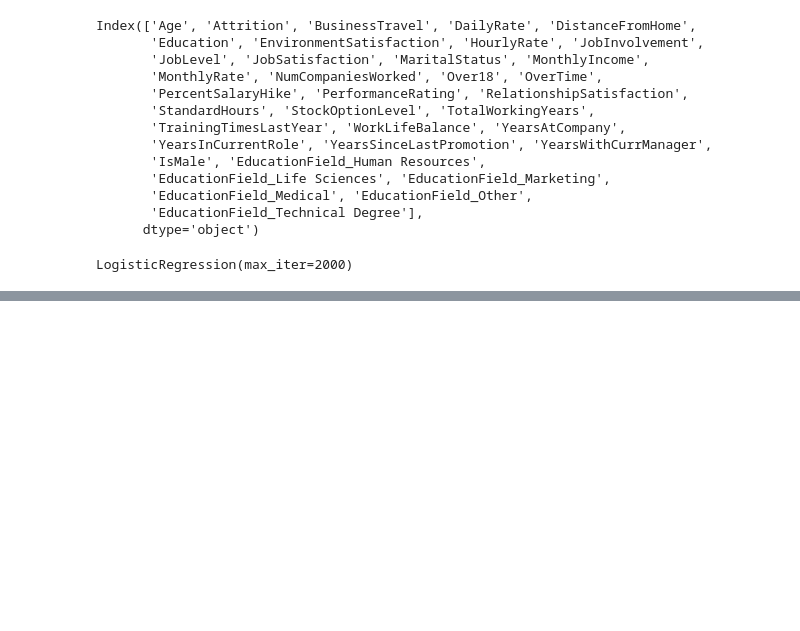
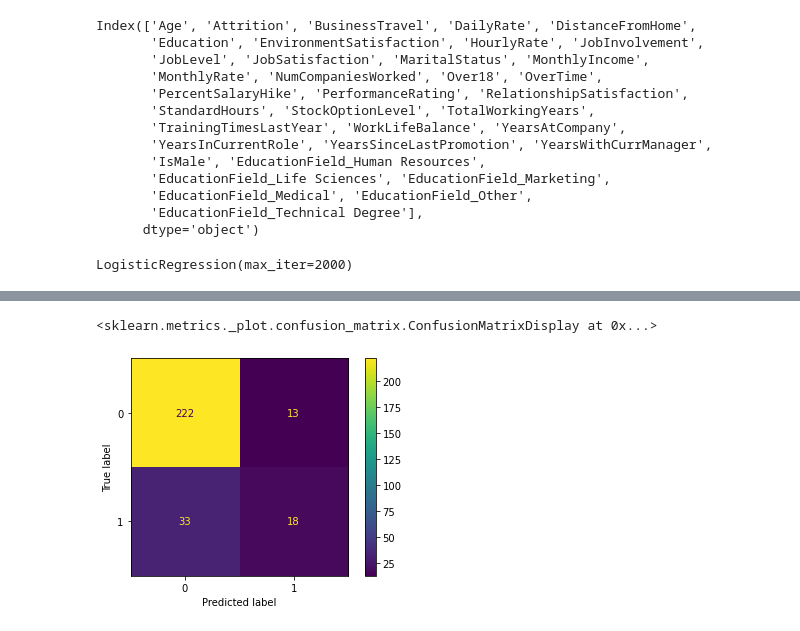
Before and after one commit to AndrewGossage/dsi_capstone, a Jupyter notebook: jupyter_notebooks/02-EDA.ipynb, the cells around one changed output, grey strips where cells are left out. Cells and saved outputs as stored; diff of their text form; code cells hidden in the pictures; blank space fills up the shorter version.

```diff
--- a/jupyter_notebooks/02-EDA.ipynb
+++ b/jupyter_notebooks/02-EDA.ipynb
@@ -212,0 +230,23 @@ metrics.recall_score(y_test, logreg.predict(X_test))
+# %%
+import warnings
+warnings.filterwarnings('ignore')
+pf = PolynomialFeatures(3)
+X_tr = pf.fit_transform(X_train)
+X_te= pf.transform(X_test)
+logreg = LogisticRegression()
+params = {
+    'penalty': ['l2'],
+    'C':[0.5, 1,]
+
+
+
+}
+
+
+gs = GridSearchCV(logreg,params,scoring=metrics.recall_score )
+gs.fit(X_tr, y_train)
+metrics.recall_score(y_test, gs.predict(X_te)), metrics.accuracy_score(y_test, gs.predict(X_te)), gs.best_params_
+metrics.plot_confusion_matrix(gs, X_te, y_test)
+# %% [output]
+<sklearn.metrics._plot.confusion_matrix.ConfusionMatrixDisplay at 0x...>
+[figure, added]
```
Also changed, not shown: parts of 22 cells of this notebook, 25 other files.
